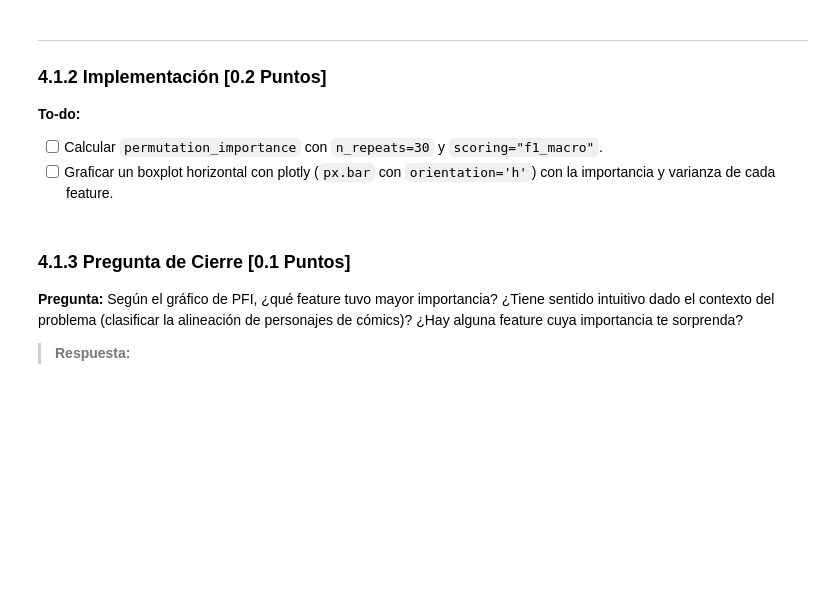
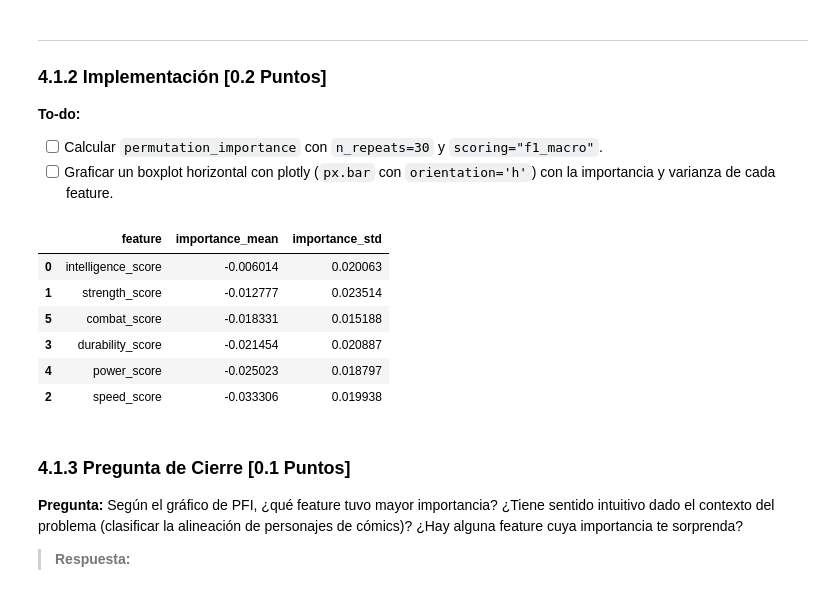
Before and after one commit to matisweet/MDS7202, a Jupyter notebook: labs/lab-7/Lab7_enunciado.ipynb, the cells around one changed output. Cells and saved outputs as stored; diff of their text form; code cells hidden in the pictures; blank space fills up the shorter version.

```diff
--- a/labs/lab-7/Lab7_enunciado.ipynb
+++ b/labs/lab-7/Lab7_enunciado.ipynb
@@ -825,6 +876,51 @@ Responde las siguientes preguntas con tus propias palabras:
 - [ ] Graficar un boxplot horizontal con plotly (`px.bar` con `orientation='h'`) con la importancia y varianza de cada feature.
 # %%
 #### Código aquí ####
+
+pfi_result = permutation_importance(
+    lgbm_interp,
+    X_test_num,
+    y_test,
+    n_repeats=30,
+    random_state=RANDOM_STATE,
+    scoring="f1_macro",
+)
+
+pfi_df = pd.DataFrame(
+    {
+        "feature": NUMERICAL_FEATURES,
+        "importance_mean": pfi_result.importances_mean,
+        "importance_std": pfi_result.importances_std,
+    }
+)
+
+pfi_df = pfi_df.sort_values("importance_mean", ascending=True)
+
+fig = px.bar(
+    pfi_df,
+    x="importance_mean",
+    y="feature",
+    error_x="importance_std",
+    orientation="h",
+    title="Permutation Feature Importance - F1 Macro",
+    labels={
+        "importance_mean": "Importancia promedio",
+        "feature": "Feature",
+        "importance_std": "Desviación estándar",
+    },
+)
+
+fig.show()
+
+display(pfi_df.sort_values("importance_mean", ascending=False))
+# %% [output]
+|  | feature | importance_mean | importance_std |
+| 0 | intelligence_score | -0.006014 | 0.020063 |
+| 1 | strength_score | -0.012777 | 0.023514 |
+| 5 | combat_score | -0.018331 | 0.015188 |
+| 3 | durability_score | -0.021454 | 0.020887 |
+| 4 | power_score | -0.025023 | 0.018797 |
+| 2 | speed_score | -0.033306 | 0.019938 |
 # %% [markdown]
 ### 4.1.3 Pregunta de Cierre [0.1 Puntos]
 
```
Also changed, not shown: parts of 19 cells of this notebook, 2 other files.
